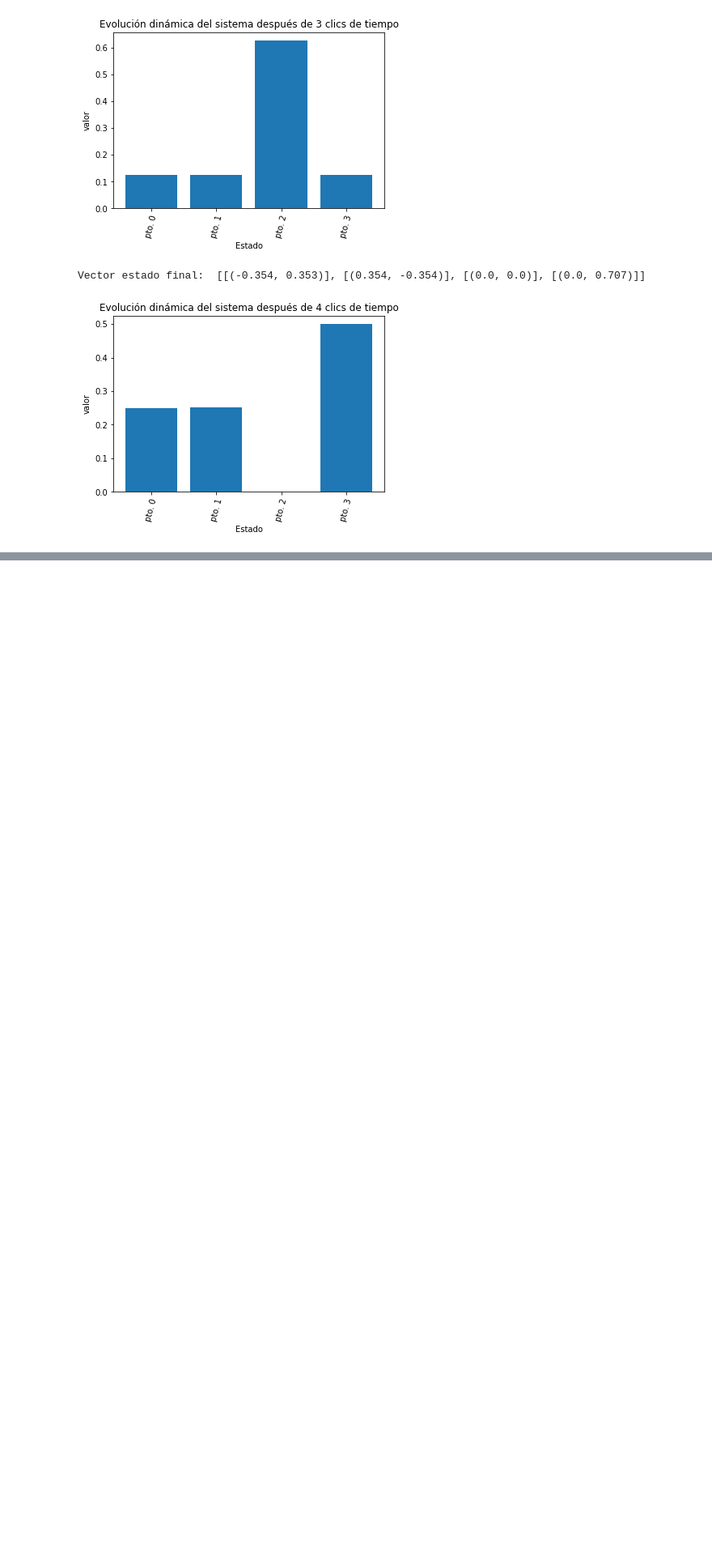
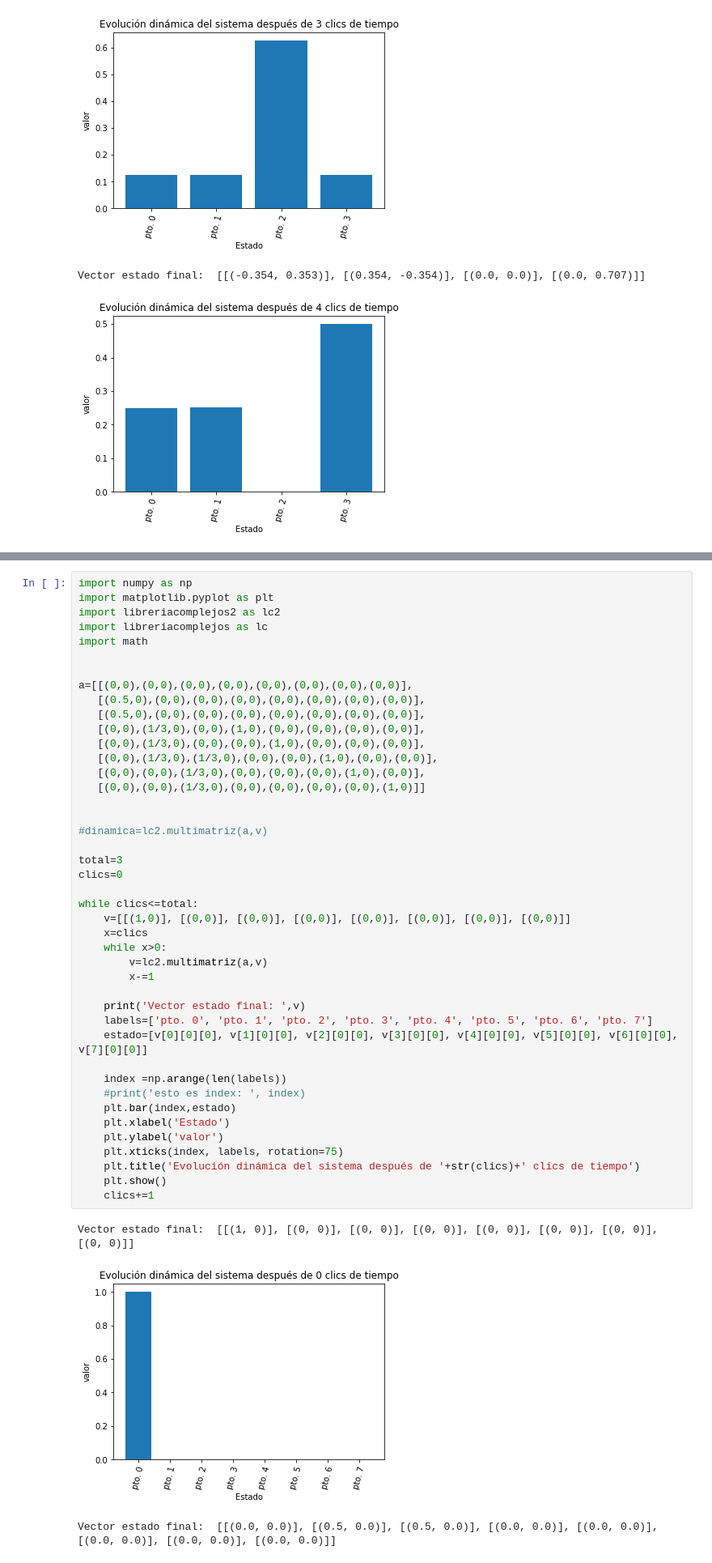
Before and after one commit to cristian-ruiz-s-ing/librer-acomplejos, a Jupyter notebook: Untitled.ipynb, the cells around one changed output, grey strips where cells are left out. Shown at 81% size. Cells and saved outputs as stored; diff of their text form; blank space fills up the shorter version.

```diff
--- a/Untitled.ipynb
+++ b/Untitled.ipynb
@@ -548,0 +560,47 @@ Vector estado final:  [[(-0.354, 0.353)], [(0.354, -0.354)], [(0.0, 0.0)], [(0.0
+# %%
+import numpy as np
+import matplotlib.pyplot as plt
+import libreriacomplejos2 as lc2
+import libreriacomplejos as lc
+import math
+
+
+a=[[(0,0),(0,0),(0,0),(0,0),(0,0),(0,0),(0,0),(0,0)],
+   [(0.5,0),(0,0),(0,0),(0,0),(0,0),(0,0),(0,0),(0,0)],
+   [(0.5,0),(0,0),(0,0),(0,0),(0,0),(0,0),(0,0),(0,0)],
+   [(0,0),(1/3,0),(0,0),(1,0),(0,0),(0,0),(0,0),(0,0)],
+   [(0,0),(1/3,0),(0,0),(0,0),(1,0),(0,0),(0,0),(0,0)],
+   [(0,0),(1/3,0),(1/3,0),(0,0),(0,0),(1,0),(0,0),(0,0)],
+   [(0,0),(0,0),(1/3,0),(0,0),(0,0),(0,0),(1,0),(0,0)],
+   [(0,0),(0,0),(1/3,0),(0,0),(0,0),(0,0),(0,0),(1,0)]]
+
+
+#dinamica=lc2.multimatriz(a,v)
+
+total=3
+clics=0
+
+while clics<=total:
+    v=[[(1,0)], [(0,0)], [(0,0)], [(0,0)], [(0,0)], [(0,0)], [(0,0)], [(0,0)]]
+    x=clics
+    while x>0:
+        v=lc2.multimatriz(a,v)
+        x-=1
+
+    print('Vector estado final: ',v)
+    labels=['pto. 0', 'pto. 1', 'pto. 2', 'pto. 3', 'pto. 4', 'pto. 5', 'pto. 6', 'pto. 7']
+    estado=[v[0][0][0], v[1][0][0], v[2][0][0], v[3][0][0], v[4][0][0], v[5][0][0], v[6][0][0], v[7][0][0]]
+
+    index =np.arange(len(labels))
+    #print('esto es index: ', index)
+    plt.bar(index,estado)
+    plt.xlabel('Estado')
+    plt.ylabel('valor')
+    plt.xticks(index, labels, rotation=75)
+    plt.title('Evolución dinámica del sistema después de '+str(clics)+' clics de tiempo')
+    plt.show()
+    clics+=1
+# %% [output]
+Vector estado final:  [[(1, 0)], [(0, 0)], [(0, 0)], [(0, 0)], [(0, 0)], [(0, 0)], [(0, 0)], [(0, 0)]]
+[figure, added]
+Vector estado final:  [[(0.0, 0.0)], [(0.5, 0.0)], [(0.5, 0.0)], [(0.0, 0.0)], [(0.0, 0.0)], [(0.0, 0.0)], [(0.0, 0.0)], [(0.0, 0.0)]]
```
Also changed, not shown: parts of 13 cells of this notebook, 2 other files.
